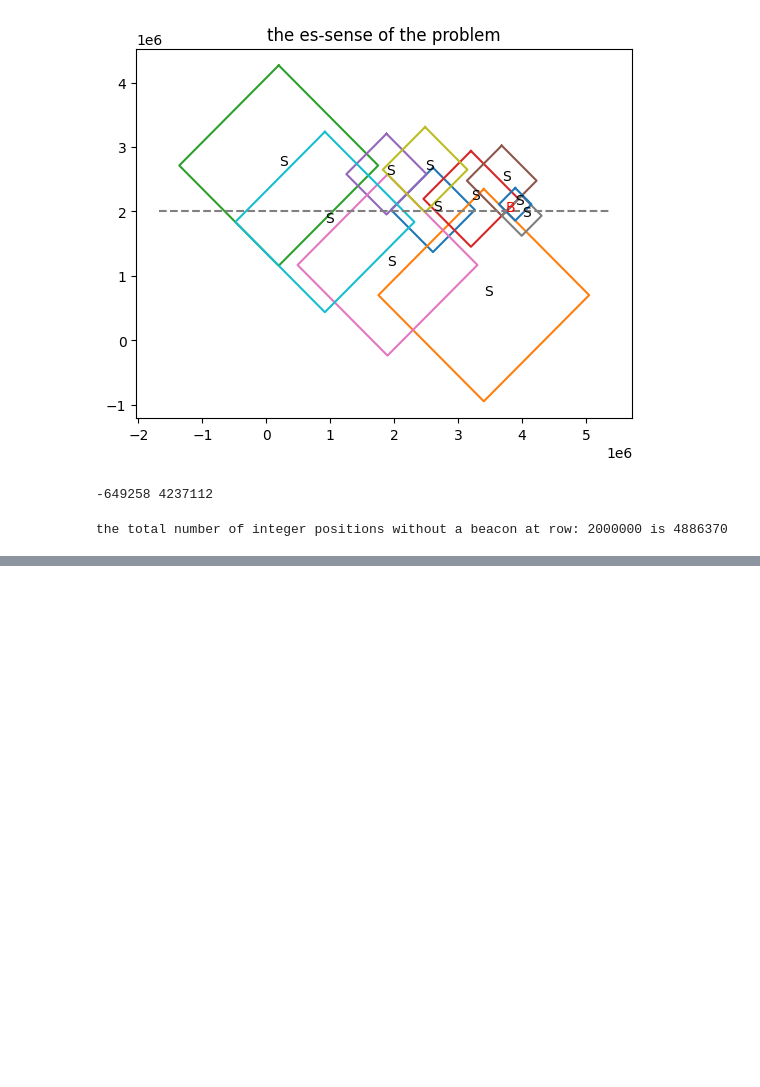
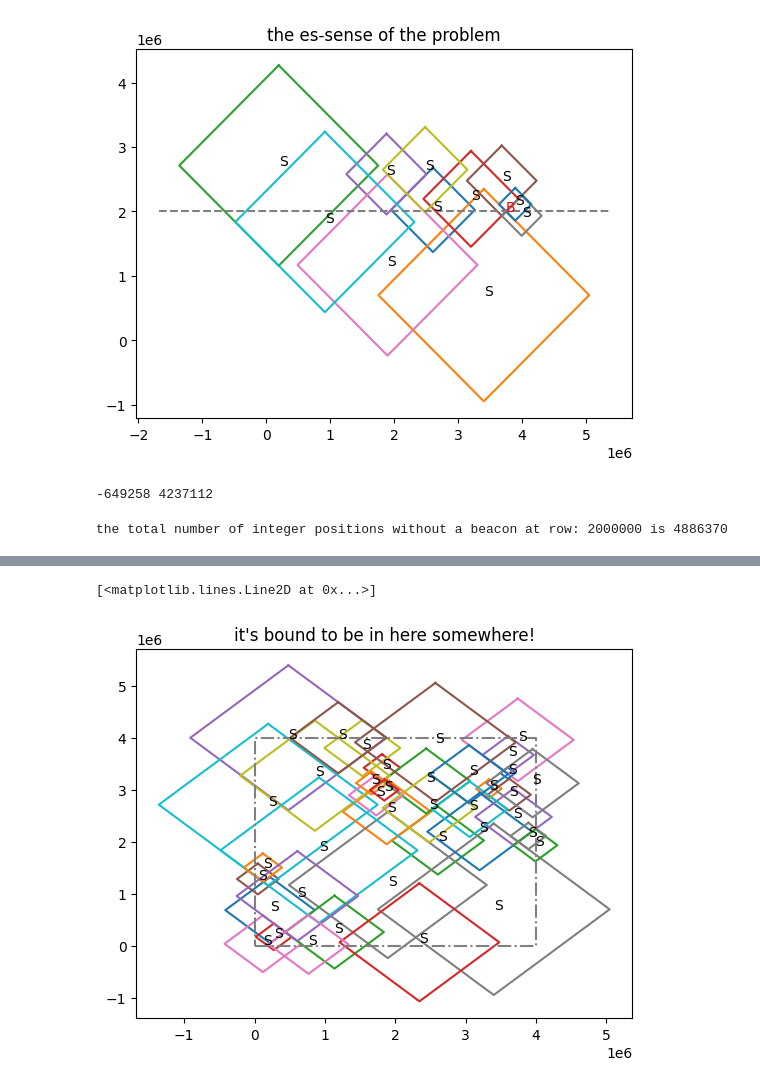
Before and after one commit to nouseforkeys/advent_of_code_22, a Jupyter notebook: day_15.ipynb, the cells around one changed output, grey strips where cells are left out. Drawn from its saved outputs; the diff is of its cells as text; code cells hidden in the pictures; blank space fills up the shorter version.

```diff
--- a/day_15.ipynb
+++ b/day_15.ipynb
@@ -35,8 +35,8 @@ fig, ax = plt.subplots()
 
 row_to_investigate = 2000000
 
-for (s_x, s_y), (b_x, b_y) in sensor_data:
-    ax.plot((s_x, b_x), (s_y, b_y))
+for (s_x, s_y), (s_x, b_y) in sensor_data:
+    ax.plot((s_x, s_x), (s_y, b_y))
     ax.text(s_x, s_y, 'S')
     ax.text(b_x, b_y, 'B')
 ax.set_title('getting a sense of things')
@@ -150,0 +158,22 @@ the total number of integer positions without a beacon at row: 2000000 is 488637
+# %%
+# we plotted all the bounds before but didn't actually save them
+all_sensor_bounds = []
+for sensor, beacon in sensor_data:
+    all_sensor_bounds.append((sensor, get_bounds(sensor, beacon)))
+# %%
+# lets see how that boundary lines up
+distress_beacon_boundary = 4000000
+
+plot_boundary = (
+    (0, distress_beacon_boundary, distress_beacon_boundary, 0, 0),
+    (0, 0, distress_beacon_boundary, distress_beacon_boundary, 0)
+)
+fig, ax = plt.subplots()
+for sensor, bounds in all_sensor_bounds:
+    ax.plot(*map(list, zip(*bounds)))
+    ax.text(*sensor, 'S')
+ax.set_title('it\'s bound to be in here somewhere!')
+ax.plot(*plot_boundary, '-.', color='gray')
+# %% [output]
+[<matplotlib.lines.Line2D at 0x...>]
+[figure, added]
```
Also changed, not shown: parts of 5 cells of this notebook.
